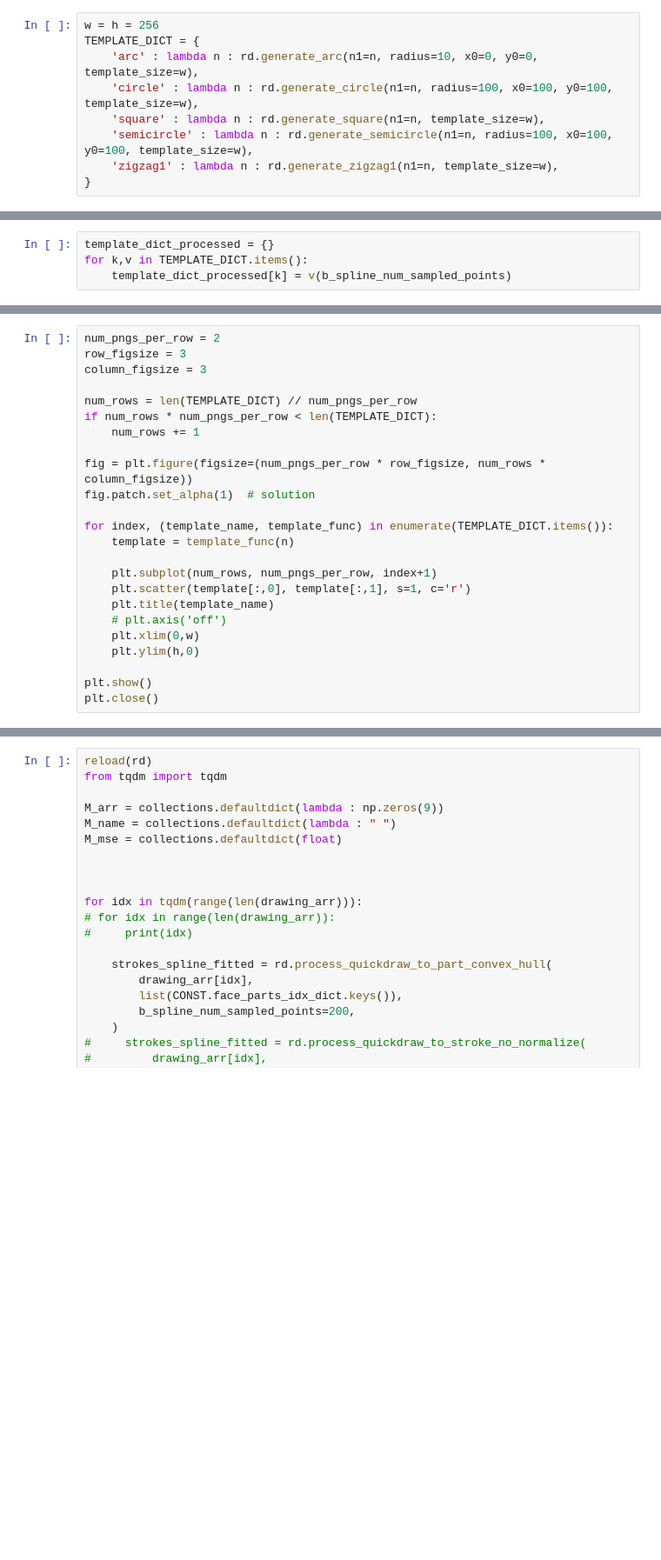
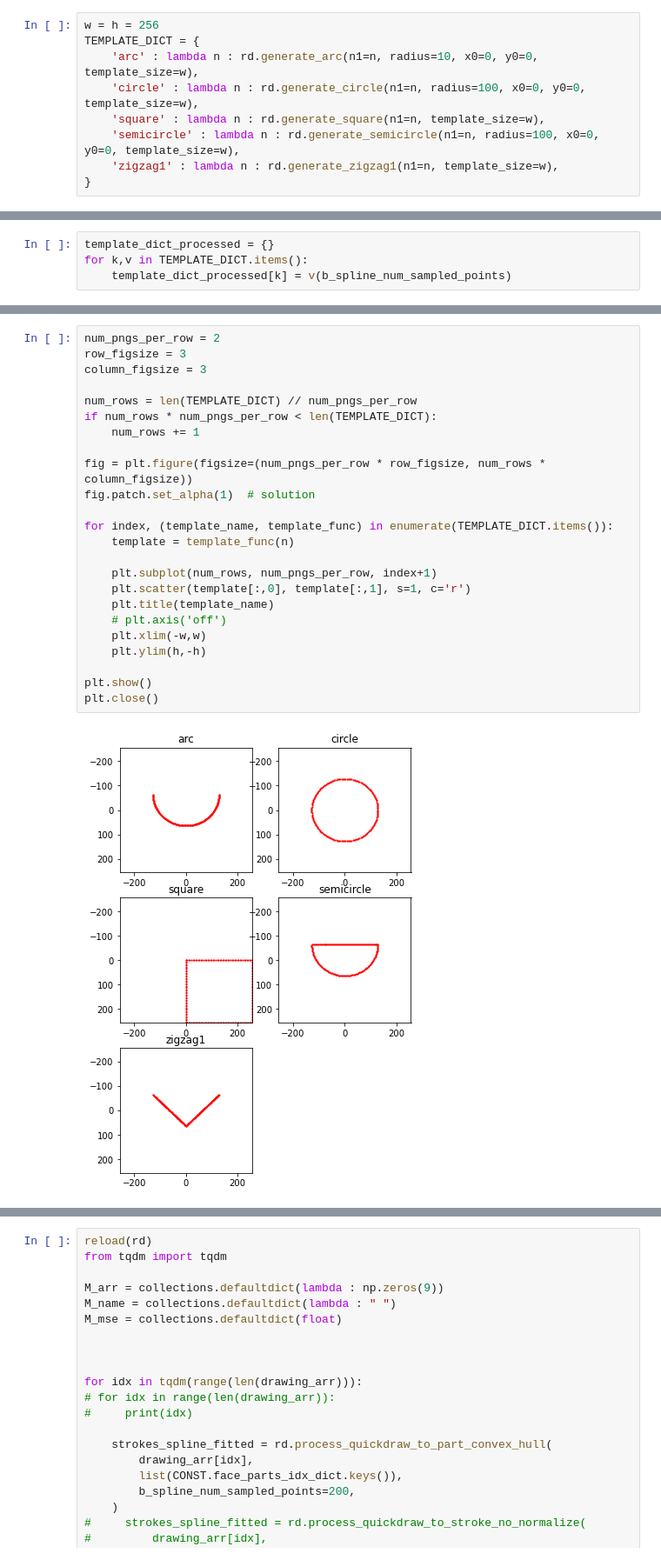
Before and after one commit to ErinZhang1998/sketch_collection, a Jupyter notebook: 07_01_analysis.ipynb, the cells around one changed output, grey strips where cells are left out. Shown at 87% size. Drawn from its saved outputs; the diff is of its cells as text; blank space fills up the shorter version.

```diff
--- a/07_01_analysis.ipynb
+++ b/07_01_analysis.ipynb
@@ -90,9 +30,9 @@ np.set_printoptions(precision=4, suppress=True)
 w = h = 256
 TEMPLATE_DICT = {
     'arc' : lambda n : rd.generate_arc(n1=n, radius=10, x0=0, y0=0, template_size=w),
-    'circle' : lambda n : rd.generate_circle(n1=n, radius=100, x0=100, y0=100, template_size=w),
+    'circle' : lambda n : rd.generate_circle(n1=n, radius=100, x0=0, y0=0, template_size=w),
     'square' : lambda n : rd.generate_square(n1=n, template_size=w),
-    'semicircle' : lambda n : rd.generate_semicircle(n1=n, radius=100, x0=100, y0=100, template_size=w),
+    'semicircle' : lambda n : rd.generate_semicircle(n1=n, radius=100, x0=0, y0=0, template_size=w),
     'zigzag1' : lambda n : rd.generate_zigzag1(n1=n, template_size=w),
 }
 # %%
@@ -119,24 +50,26 @@ def affine_trans(data, theta, translate_x, translate_y, scale):
 # %%
 num_pngs_per_row = 2
 row_figsize = 3
 column_figsize = 3
 
 num_rows = len(TEMPLATE_DICT) // num_pngs_per_row
 if num_rows * num_pngs_per_row < len(TEMPLATE_DICT):
     num_rows += 1
 
 fig = plt.figure(figsize=(num_pngs_per_row * row_figsize, num_rows * column_figsize))
 fig.patch.set_alpha(1)  # solution
 
 for index, (template_name, template_func) in enumerate(TEMPLATE_DICT.items()):
     template = template_func(n)
 
     plt.subplot(num_rows, num_pngs_per_row, index+1)
     plt.scatter(template[:,0], template[:,1], s=1, c='r')
     plt.title(template_name)
     # plt.axis('off')
-    plt.xlim(0,w)
-    plt.ylim(h,0)
+    plt.xlim(-w,w)
+    plt.ylim(h,-h)
 
 plt.show()
 plt.close()
+# %% [output]
+[figure, added]
```
Also changed, not shown: parts of 35 cells of this notebook, 2 other files.
